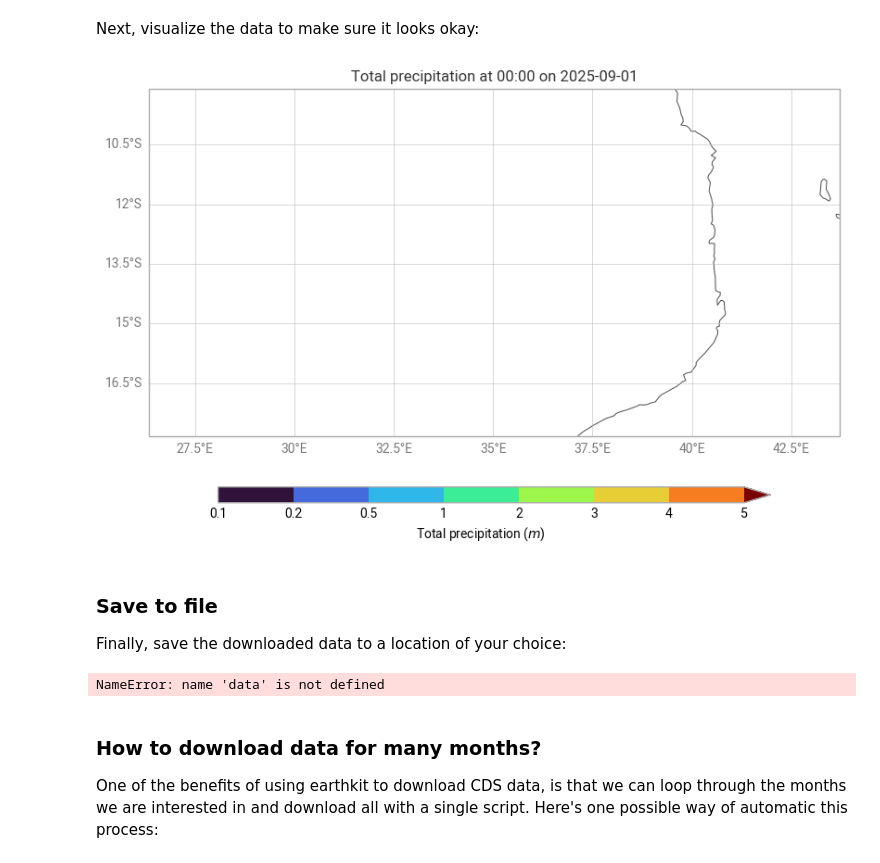
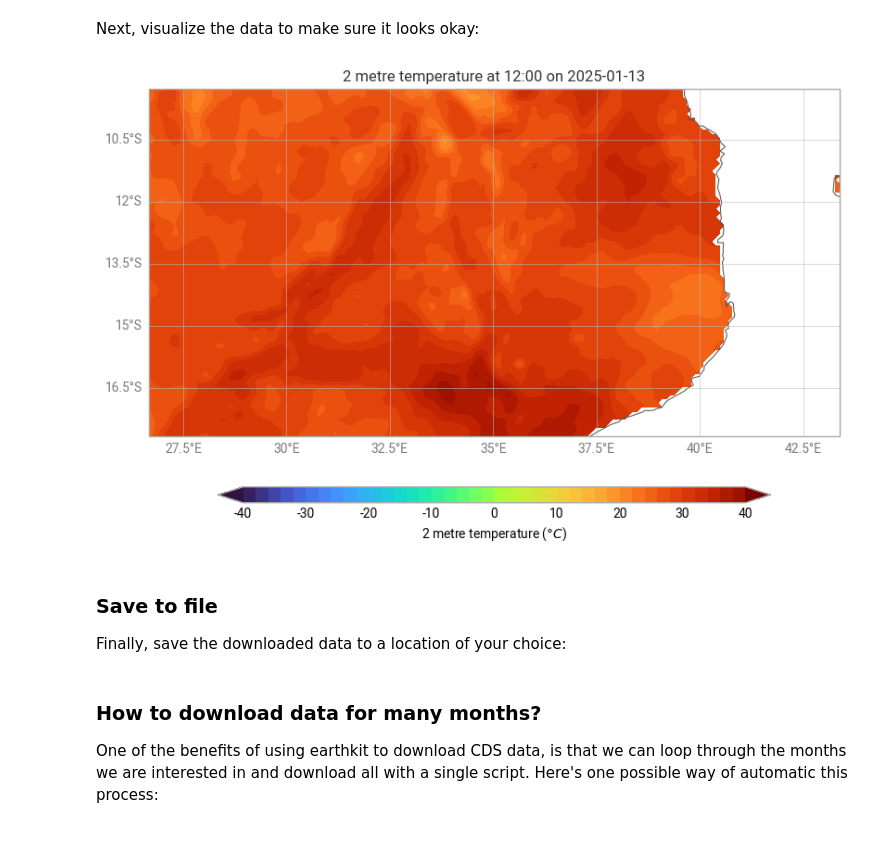
Before and after one commit to dhis2/climate-tools, a Jupyter notebook: docs/getting-data/climate-data-store-auto.ipynb, the cells around one changed output. Saved outputs shown, nothing was run; the diff lists cells and outputs as text; code cells hidden in the pictures.

Commit message:
fix: switch auto cds notebook to use temperature data because of precip visualization issue (still unfiinished)

```diff
--- a/docs/getting-data/climate-data-store-auto.ipynb
+++ b/docs/getting-data/climate-data-store-auto.ipynb
@@ -70,16 +75,21 @@ Since `earthkit` uses `cdsapi` in the background, we can copy these parameter va
 data = earthkit.data.from_source("cds",
     "reanalysis-era5-land",
     {
-        "variable": ["total_precipitation"],
+        "variable": ["2m_temperature"],
         "year": "2025",
-        "month": "09",
+        "month": "01",
         "day": [
             "01", "02", "03",
             "04", "05", "06",
             "07", "08", "09",
             "10", "11", "12",
             "13", "14", "15",
-            "16", "17"
+            "16", "17", "18",
+            "19", "20", "21",
+            "22", "23", "24",
+            "25", "26", "27",
+            "28", "29", "30",
+            "31",
         ],
         "time": [
             "00:00", "01:00", "02:00",
@@ -213,0 +181,6 @@ GRIB_surface :
+# %%
+temp_snapshot = data_array['t2m'].sel(valid_time='2025-01-13T12:00:00')
+print(temp_snapshot)
+import numpy as np
+numpy_array = temp_snapshot.to_numpy()
+np.histogram(numpy_array[~np.isnan(numpy_array)])
@@ -215,14 +210,10 @@ GRIB_surface :
 Next, visualize the data to make sure it looks okay:
 # %%
 import earthkit.plots
-earthkit.plots.quickplot(data_array).show()
+earthkit.plots.quickplot(temp_snapshot, units='celsius').show()
 # %% [output]
-[figure, old version]
+[figure, new version]
 # %% [markdown]
 ### Save to file
 
 Finally, save the downloaded data to a location of your choice:
-# %%
-data.save(...)
-# %% [output]
-NameError: name 'data' is not defined
```
Also changed, not shown: parts of 7 cells of this notebook.
